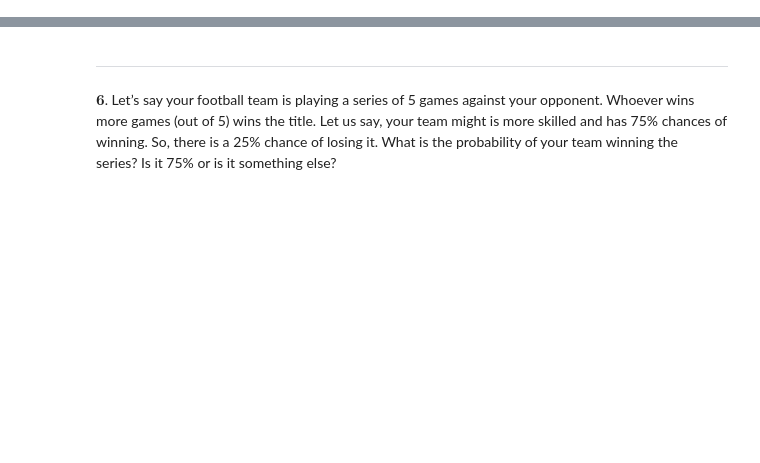
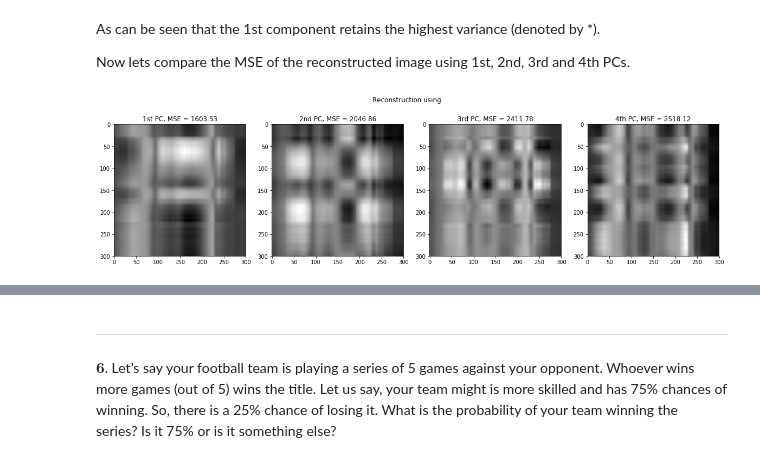
Before and after one commit to kmnuddin/EECE-8219-PR, a Jupyter notebook: HW-2/HW-2.ipynb, the cells around one changed output, grey strips where cells are left out. Cells and saved outputs as stored; diff of their text form; code cells hidden in the pictures; blank space fills up the shorter version.

```diff
--- a/HW-2/HW-2.ipynb
+++ b/HW-2/HW-2.ipynb
@@ -4,0 +109,28 @@ from scipy.special import comb
+# %% [markdown]
+As can be seen that the 1st component retains the highest variance (denoted by *).
+
+Now lets compare the MSE of the reconstructed image using 1st, 2nd, 3rd and 4th PCs.
+# %%
+X_new = pca.transform(X)
+
+rs_im = []
+for i in range(4):
+    component = pca.components_[i]
+    component = component.reshape((1,-1))
+    proj = X_new[:,i].reshape((-1,1))
+    rs = np.dot(proj, component) + pca.mean_
+    rs_im.append(rs)
+
+
+fig, axes = plt.subplots(ncols=4, figsize=(20,5))
+c_i = ['1st', '2nd', '3rd', '4th']
+for i,a in enumerate(rs_im):
+
+    loss = np.mean((X - a)**2)
+    axes[i].set_title('{} PC, MSE = {:.2f}'.format(c_i[i], loss))
+    axes[i].imshow(a, cmap='gray')
+
+fig.suptitle('Reconstruction using')
+plt.show()
+# %% [output]
+[figure, added]
```
Also changed, not shown: parts of 36 cells of this notebook, 19 other files.
